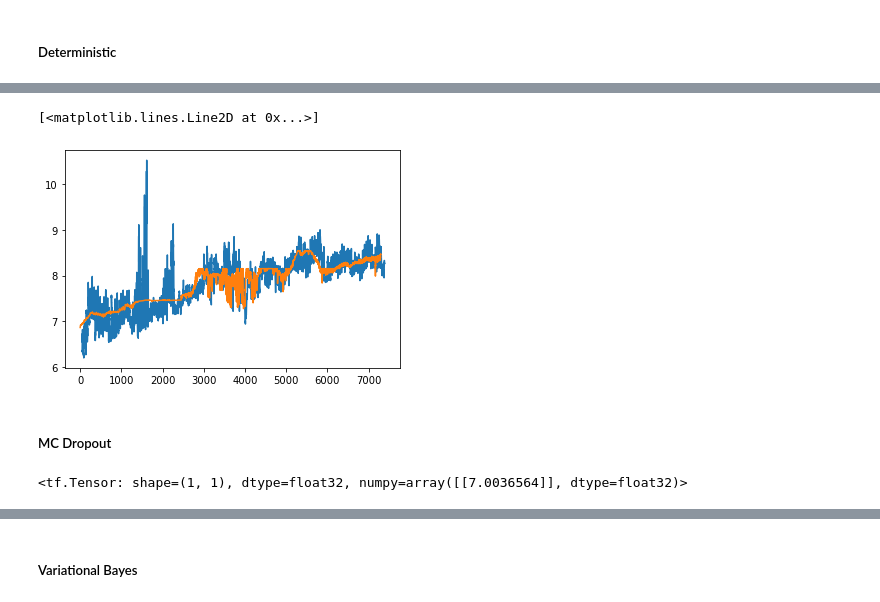
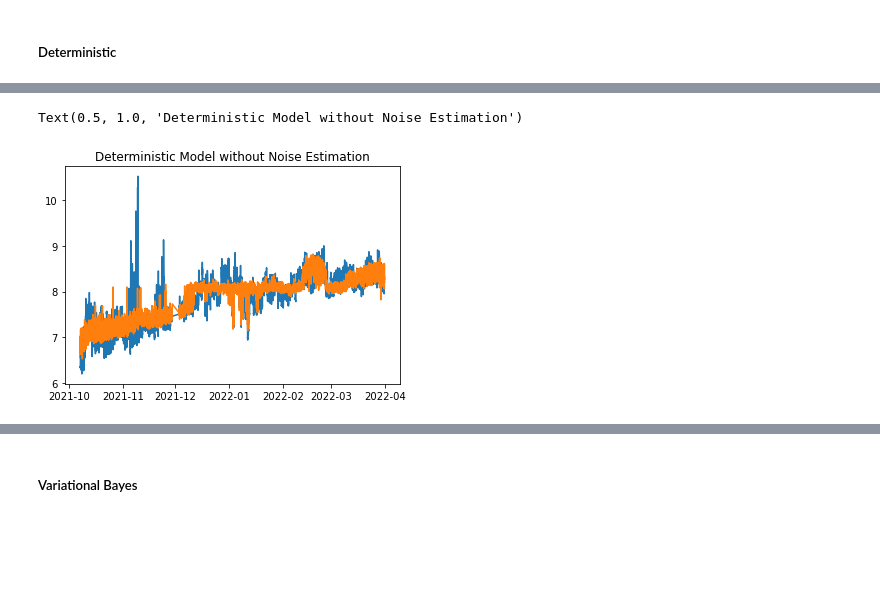
Before and after one commit to Multifaceted/Marine, a Jupyter notebook: Variational with Comments.ipynb, the cells around one changed output, grey strips where cells are left out. Drawn from its saved outputs; the diff is of its cells as text; code cells hidden in the pictures; blank space fills up the shorter version.

```diff
--- a/Variational with Comments.ipynb
+++ b/Variational with Comments.ipynb
@@ -38,7 +38,7 @@ How the data is collected?
 # %%
 data_path = "data"
 
-file_Conduvibilita = "TBaia_01m-Conducibilita.txt"
+file_Conduvibilita = "TBaia_01m-Conducibilita'.txt"
 file_CTD = "TBaia_01m-CTD.txt"
 file_Ossigeno = "TBaia_01m-Ossigeno.txt"
 file_Winkler = "TBaia_01m-Winkler.txt"
@@ -281,7 +280,7 @@ import tensorflow as tf
 # %% [markdown]
 ##### Deterministic
 # %%
-model = tf.keras.models.Sequential([
+model_deterministic = tf.keras.models.Sequential([
   tf.keras.layers.Input(shape=(5, )),
   tf.keras.layers.Dense(128, activation='relu'),
   tf.keras.layers.Dropout(0.2),
@@ -291,4 +290,4 @@ model = tf.keras.models.Sequential([
   tf.keras.layers.Dropout(0.2),
   tf.keras.layers.Dense(1)
 ])
-model.compile(optimizer="Adam", loss="mse", metrics=["mae"])
+model_deterministic.compile(optimizer="Adam", loss="mse", metrics=["mae"])
@@ -306,4 +294,4 @@ To enable them in other operations, rebuild TensorFlow with the appropriate comp
 # %%
-model.fit(CTD_Ossigeno_df[["Temperatura(°C)_CTD", "Pressione(db)_CTD", "Ossigeno(mg/l)_CTD", "Temperatura(°C)_Ossigeno", "Pressione(db)_Ossigeno"]], CTD_Ossigeno_df[["Ossigeno(mg/l)_Ossigeno"]], batch_size=32, epochs=250)
+model_deterministic.fit(CTD_Ossigeno_df[["Temperatura(°C)_CTD", "Pressione(db)_CTD", "Ossigeno(mg/l)_CTD", "Temperatura(°C)_Ossigeno", "Pressione(db)_Ossigeno"]], CTD_Ossigeno_df[["Ossigeno(mg/l)_Ossigeno"]], batch_size=32, epochs=250)
 # %% [output]
 Epoch 1/250
@@ -327,5 +315,5 @@ Epoch 250/250
 # %%
 import matplotlib.pyplot as plt
 # %%
-y_pred = model.predict(CTD_Ossigeno_df[["Temperatura(°C)_CTD", "Pressione(db)_CTD", "Ossigeno(mg/l)_CTD", "Temperatura(°C)_Ossigeno", "Pressione(db)_Ossigeno"]])
+y_pred = model_deterministic.predict(CTD_Ossigeno_df[["Temperatura(°C)_CTD", "Pressione(db)_CTD", "Ossigeno(mg/l)_CTD", "Temperatura(°C)_Ossigeno", "Pressione(db)_Ossigeno"]])
 # %% [output]
@@ -333,8 +321,7 @@ y_pred = model.predict(CTD_Ossigeno_df[["Temperatura(°C)_CTD", "Pressione(db)_C
 # %%
-plt.plot(CTD_Ossigeno_df[["Ossigeno(mg/l)_Ossigeno"]])
-plt.plot(y_pred)
+plt.plot(CTD_Ossigeno_df["Time_rounded"], CTD_Ossigeno_df[["Ossigeno(mg/l)_Ossigeno"]])
+plt.plot(CTD_Ossigeno_df["Time_rounded"], y_pred)
+plt.title("Deterministic Model without Noise Estimation")
 # %% [output]
-[<matplotlib.lines.Line2D at 0x...>]
+Text(0.5, 1.0, 'Deterministic Model without Noise Estimation')
-[figure, old version]
+[figure, new version]
-# %% [markdown]
-##### MC Dropout
@@ -347,4 +327,0 @@ x2 = tf.keras.layers.Dense(1)(x)
-# %%
-tf.keras.layers.Multiply()([x1, x2])
-# %% [output]
-<tf.Tensor: shape=(1, 1), dtype=float32, numpy=array([[7.0036564]], dtype=float32)>
```
Also changed, not shown: parts of 30 cells of this notebook.
